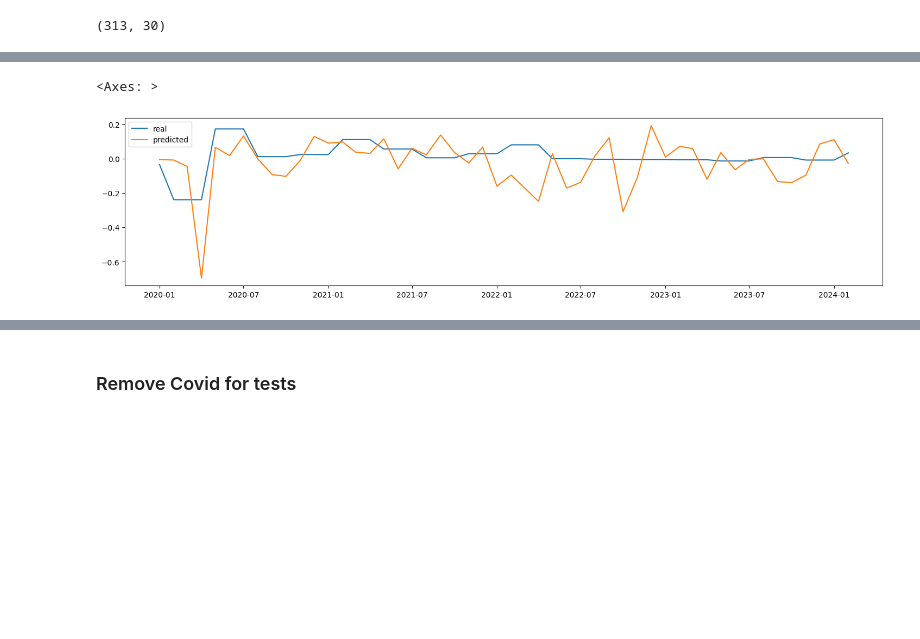
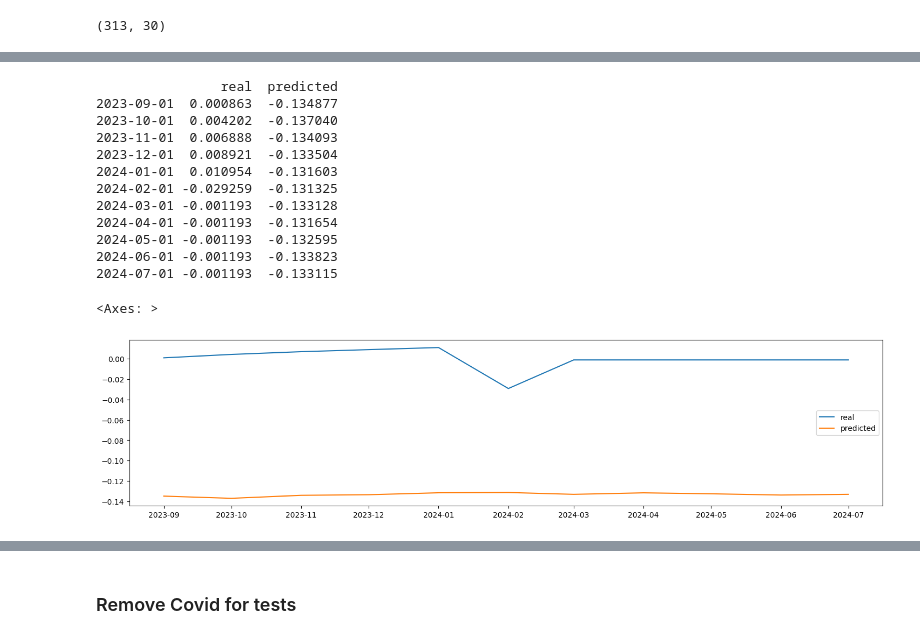
Before and after one commit to powell001/NowCast_Data_v2, a Jupyter notebook: src/a06_forecastQuarterlyData_withMonthlyData_Lasso.ipynb, the cells around one changed output, grey strips where cells are left out. Drawn from its saved outputs; the diff is of its cells as text; code cells hidden in the pictures; blank space fills up the shorter version.

```diff
--- a/src/a06_forecastQuarterlyData_withMonthlyData_Lasso.ipynb
+++ b/src/a06_forecastQuarterlyData_withMonthlyData_Lasso.ipynb
@@ -61,8 +61,8 @@ def y_data(seasonal=True):
 # %% [markdown]
 ### Combine Y and X data
 # %%
-regressionData = y_data(seasonal=True).merge(x_data(), left_index=True, right_index=True, how='outer')
+regressionData = y_data(seasonal=False).merge(x_data(), left_index=True, right_index=True, how='outer')
 regressionData.to_csv(outputdata1 + "regressiondata_mo.csv")
 df1 = regressionData.iloc[0:355,:].copy()
 
-df1.head()
+df1.to_csv("tmp_df1.csv ")
@@ -401,16 +376,19 @@ lassoreg(scaled_features_df.diff().dropna(), alpha=0.0, title='Feature Selection
 # %%
-df1 = scaled_features_df.copy()
-number_lags = 1
+def lag_data(data):
+    # only returns lags of variables, not original data
+    df1 = data.copy()
+    number_lags = 1
 
-df = df1.iloc[:,:]
+    for lag in range(1, number_lags+1):
+        for col in df1.columns:
+            df1[col + '_lag_' + str(lag)] = df1[col].shift(lag)
 
-for lag in range(1, number_lags+1):
-    for col in df.columns:
-        df[col + '_lag_' + str(lag)] = df[col].shift(lag)
+    selectThese = [col for col in df1.columns if '_lag_' in col]
+    df_lag = df1[selectThese]
 
-selectThese = [col for col in df.columns if '_lag_' in col]
-selectThese = ['gdp_total', 'gdp_total_dirty_0', 'gdp_total_dirty_1','random_0', 'random_1'] + selectThese
-df_lag = df[selectThese]
+    return df_lag
 
-print(df_lag.shape)
+df_lag  = lag_data(scaled_features_df)
+df_lag.insert(loc=0, column='gdp_total', value=scaled_features_df['gdp_total'])
+df_lag
 # %% [output]
@@ -491,6 +464,9 @@ print(df.shape)
 ### If not stationary, difference, then test for stationarity again
 # %%
 def differenceData(originalData, STORE_FOR_TESTS, mydiff=1):
+
+    GDP_FIRST_VALUE_BEFORE_DIFFERENCE = originalData.iloc[0:1, 0]
+    print(GDP_FIRST_VALUE_BEFORE_DIFFERENCE)
 
     ## which features are not stationary
     # function from above
@@ -512,9 +488,9 @@ def differenceData(originalData, STORE_FOR_TESTS, mydiff=1):
 
     scaled_features_df_diff = stationarydf_diff.copy()
 
-    return scaled_features_df_diff, STORE_FOR_TESTS
+    return scaled_features_df_diff, STORE_FOR_TESTS, GDP_FIRST_VALUE_BEFORE_DIFFERENCE
 
-scaled_features_df_diff, STORE_FOR_TESTS = differenceData(scaled_features_df, STORE_FOR_TESTS, mydiff=1)
+scaled_features_df_diff, STORE_FOR_TESTS, GDP_FIRST_VALUE_BEFORE_DIFFERENCE = differenceData(scaled_features_df, STORE_FOR_TESTS, mydiff=1)
 
 print(scaled_features_df_diff.shape)
 # %% [output]
@@ -645,9 +626,10 @@ reg1.to_csv("tmp.csv")
 #reg1 = scaled_features_df_diff_lag[['random_0_lag_1', 'random_1_lag_1']]
 reg1.dropna(inplace=True)
 
-import statsmodels.api as sm
+##################################
+test_train_split = 300
+##################################
 
-test_train_split = 250
 
 X = reg1.iloc[0:test_train_split, 1:]
 X = sm.add_constant(X)
@@ -723,12 +700,26 @@ Name: gdp_total, dtype: float64
 # %%
 
 ynewpred = results.predict(Xnew)  # predict out of sample
 
 # plot real and predicted values
-pd.DataFrame({'real': reg1.iloc[test_train_split:, 0], 'predicted': ynewpred}).plot()
+df_pred = pd.DataFrame({'real': reg1.iloc[test_train_split:, 0], 'predicted': ynewpred})
+print(df_pred)
+df_pred.plot()
 # %% [output]
-<Axes: >
+                real  predicted
+2023-09-01  0.000863  -0.134877
+2023-10-01  0.004202  -0.137040
+2023-11-01  0.006888  -0.134093
+2023-12-01  0.008921  -0.133504
+2024-01-01  0.010954  -0.131603
+2024-02-01 -0.029259  -0.131325
+2024-03-01 -0.001193  -0.133128
+2024-04-01 -0.001193  -0.131654
+2024-05-01 -0.001193  -0.132595
+2024-06-01 -0.001193  -0.133823
+2024-07-01 -0.001193  -0.133115
+<Axes: >
-[figure, old version]
+[figure, new version]
 # %%
 plt.plot(np.arange(0,(len(results.resid))), results.resid)
 # %% [output]
```
Also changed, not shown: parts of 56 cells of this notebook.
